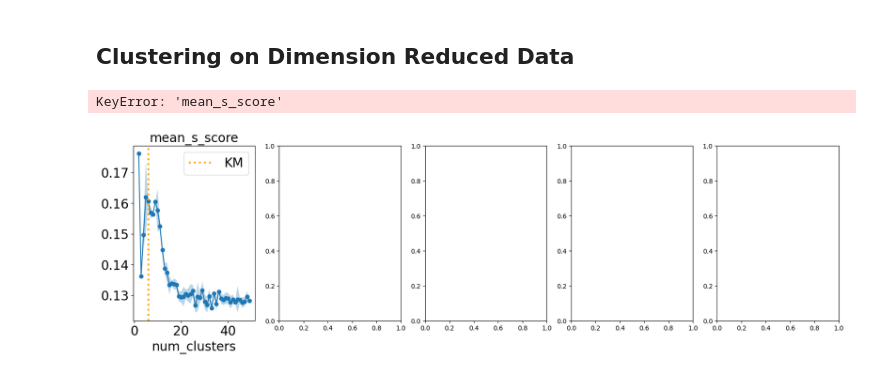
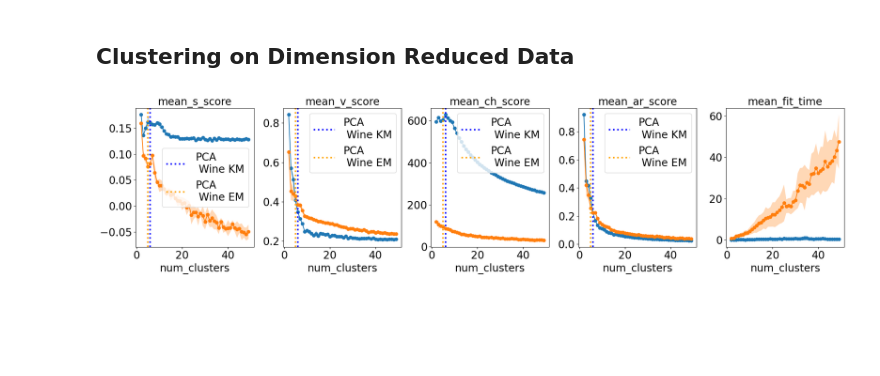
Before and after one commit to lboadi2/machine_learning, a Jupyter notebook: 3_unsupervised_learning/visuals.ipynb, the cells around one changed output. Cells and saved outputs as stored; diff of their text form; code cells hidden in the pictures; blank space fills up the shorter version.

```diff
--- a/3_unsupervised_learning/visuals.ipynb
+++ b/3_unsupervised_learning/visuals.ipynb
@@ -150,9 +150,8 @@ def plot_dr_clust_curve(x_data, y_mean, y_std, axs=None,
     else:
         line = axs.plot(x_data, y_mean)
 
-    axs.axvline(x=selected_components,color='orange',
-                        linestyle=':', label=label, lw=3)
-    axs.legend(fontsize=20)
+    # axs.axvline(x=selected_components, color='orange',
+    #                     linestyle=':', label=label, lw=3)
 
     return line
 # %% [markdown]
@@ -536,33 +551,5 @@ plt.show()
 # %% [markdown]
 ## Clustering on Dimension Reduced Data
-# %%
-## read in clustering on dimension reduced wine set
-df_km_pca_wine= pd.read_csv(join(DATA_FOLDER,'df_km_pca_wine.csv'))
-s_km_pca_cluster_wine= pd.read_csv(join(DATA_FOLDER,'s_km_pca_cluster_wine.csv'))
-x_km_pca_wine= pd.read_csv(join(DATA_FOLDER,'x_km_pca_wine.csv'))
-
-df_em_pca_wine= pd.read_csv(join(DATA_FOLDER,'df_em_pca_wine.csv'))
-df_em_score_pca_wine= pd.read_csv(join(DATA_FOLDER,'df_em_score_pca_wine.csv'))
-s_em_cluster_pca_wine= pd.read_csv(join(DATA_FOLDER,'s_em_cluster_pca_wine.csv'))
-x_em_pca_wine= pd.read_csv(join(DATA_FOLDER,'x_em_pca_wine.csv'))
-
-df_km_rca_wine= pd.read_csv(join(DATA_FOLDER,'df_km_rca_wine.csv'))
-s_km_rca_cluster_wine= pd.read_csv(join(DATA_FOLDER,'df_km_rca_wine.csv'))
-x_km_rca_wine= pd.read_csv(join(DATA_FOLDER,'df_km_rca_wine.csv'))
-
-df_em_rca_wine= pd.read_csv(join(DATA_FOLDER,'df_em_rca_wine.csv'))
-df_em_score_rca_wine= pd.read_csv(join(DATA_FOLDER,'df_em_score_rca_wine.csv'))
-s_em_cluster_rca_wine= pd.read_csv(join(DATA_FOLDER,'s_em_cluster_rca_wine.csv'))
-x_em_rca_wine= pd.read_csv(join(DATA_FOLDER,'x_em_rca_wine.csv'))
-
-df_km_man_wine= pd.read_csv(join(DATA_FOLDER,'df_km_man_wine.csv'))
-s_km_man_cluster_wine= pd.read_csv(join(DATA_FOLDER,'s_km_man_cluster_wine.csv'))
-x_km_man_wine= pd.read_csv(join(DATA_FOLDER,'df_km_man_wine.csv'))
-
-df_em_man_wine= pd.read_csv(join(DATA_FOLDER,'df_km_man_wine.csv'))
-df_em_score_man_wine= pd.read_csv(join(DATA_FOLDER,'df_em_score_man_wine.csv'))
-s_em_cluster_man_wine= pd.read_csv(join(DATA_FOLDER,'s_em_cluster_man_wine.csv'))
-x_em_man_wine= pd.read_csv(join(DATA_FOLDER,'x_em_man_wine.csv'))
 # %%
 ## clustering results pca
 fig, axs = plt.subplots(nrows=1,ncols=5, figsize=(20,5))
@@ -576,34 +563,40 @@ for name in score_lst:
 
     # kmeans plot
     y_mean = df_km_pca_wine[col_name]
     y_std = df_km_pca_wine[std_name]
     plot_dr_clust_curve(x_data=x_data, y_mean=y_mean,
-                         y_std=y_std, axs=axs[count], name=col_name, label='KM',
+                         y_std=y_std, axs=axs[count], name=col_name,
+                         label='PCA\n Wine KM',
                          selected_components=s_km_pca_cluster_wine.iloc[0,-1])
+    axs[count].axvline(x=s_km_pca_cluster_wine.iloc[0,-1], color='blue',
+                    linestyle=':', label='PCA\n Wine KM', lw=3)
 
     # EM plot
     y_mean = df_em_score_pca_wine[col_name]
     y_std = df_em_score_pca_wine[std_name]
     plot_dr_clust_curve(x_data=x_data, y_mean=y_mean,
-                         y_std=y_std, axs=axs[count], name=col_name, label='EM',
+                         y_std=y_std, axs=axs[count], name=col_name,
+                         label='PCA\n Wine EM',
                          selected_components=s_em_cluster_pca_wine.iloc[0,-1])
+    axs[count].axvline(x=s_em_cluster_pca_wine.iloc[0,-1], color='orange',
+                linestyle=':', label='PCA\n Wine EM', lw=3)
 
+    axs[count].legend(fontsize=20)
     # increment index counter for axes array
     count=count+1
 
 # plot fit time for km
 y_mean = df_km_pca_wine['mean_fit_time']
 y_std = df_km_pca_wine['std_fit_time']
 plot_curve(x_data=x_data, y_mean=y_mean, y_std=y_std, axs=axs[-1], name='mean_fit_time')
 
 # plot fit time for em
 y_mean = df_em_score_pca_wine['mean_fit_time']
 y_std = df_em_score_pca_wine['std_fit_time']
 plot_curve(x_data=x_data, y_mean=y_mean, y_std=y_std, axs=axs[-1], name='mean_fit_time')
 
 # tighten layer for figure clarity
 plt.tight_layout()
 plt.show()
 # %% [output]
-KeyError: 'mean_s_score'
-[figure, old version]
+[figure, new version]
```
Also changed, not shown: parts of 11 cells of this notebook, 27 other files.
